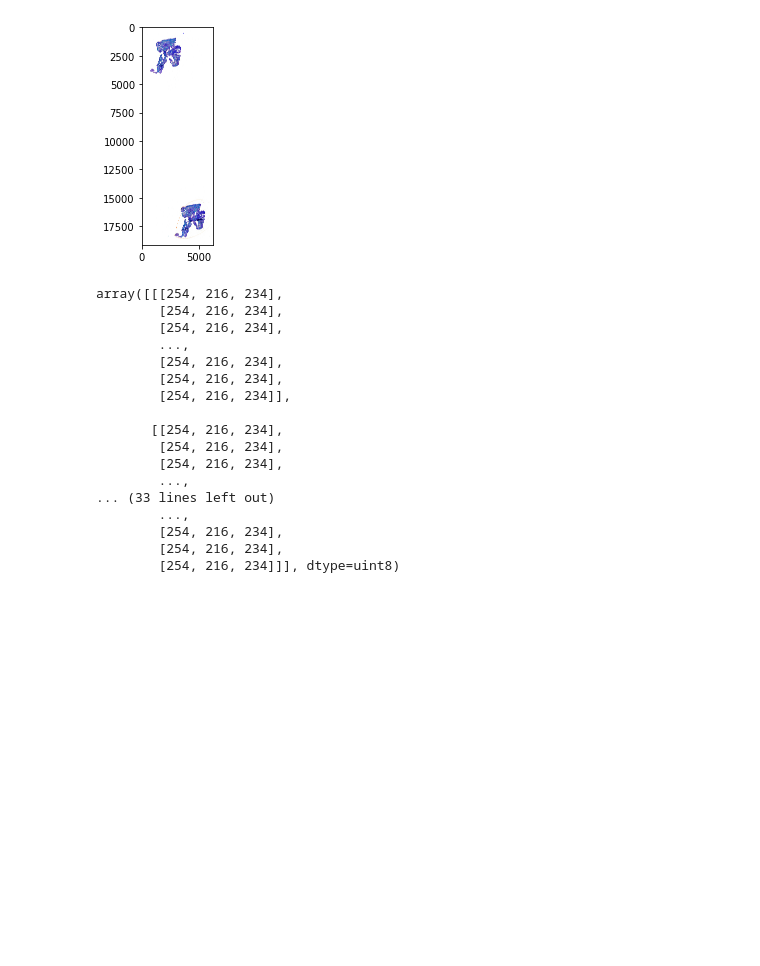
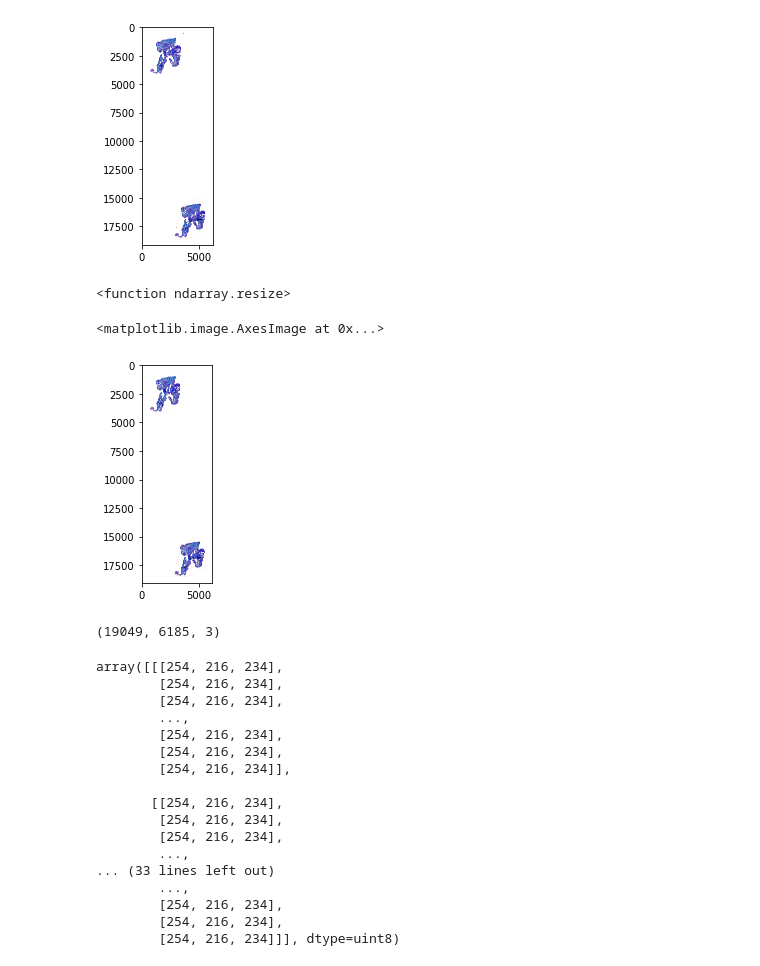
Before and after one commit to marian963/MayoClinic_Kaggle, a Jupyter notebook: MayoClinic_Kaggle.ipynb, the cells around one changed output. Drawn from its saved outputs; the diff is of its cells as text; code cells hidden in the pictures; blank space fills up the shorter version.

```diff
--- a/MayoClinic_Kaggle.ipynb
+++ b/MayoClinic_Kaggle.ipynb
@@ -168,6 +170,21 @@ plt.imshow(first_img)
 # %% [output]
 <matplotlib.image.AxesImage at 0x...>
 [figure]
+# %%
+first_img_new = first_img.resize
+# %%
+first_img_new
+# %% [output]
+<function ndarray.resize>
+# %%
+plt.imshow(first_img_new)
+# %% [output]
+<matplotlib.image.AxesImage at 0x...>
+[figure, added]
+# %%
+first_img_new.shape
+# %% [output]
+(19049, 6185, 3)
 # %%
 second_img = cv2.imread("1f018f_0.tif")
 # %%
```
Also changed, not shown: parts of 7 cells of this notebook.
